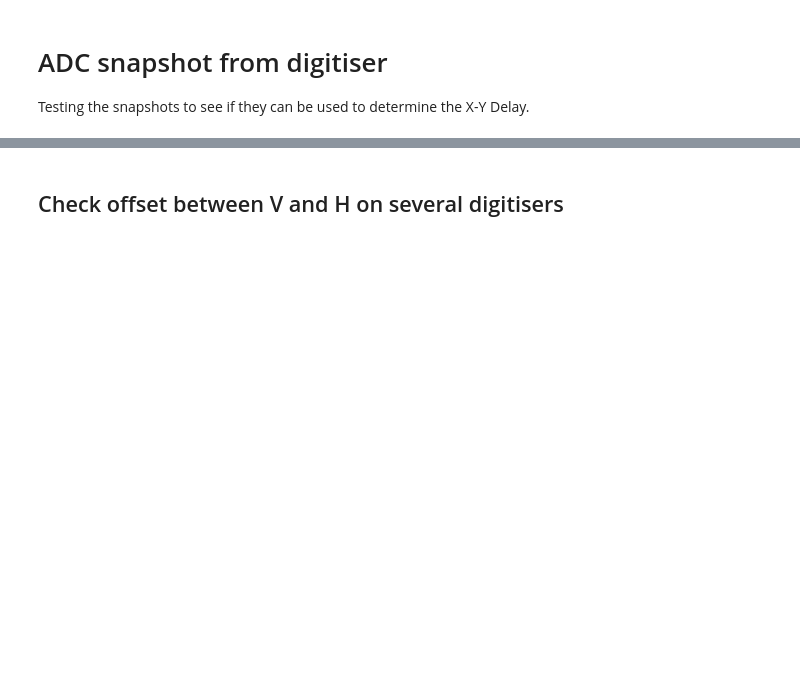
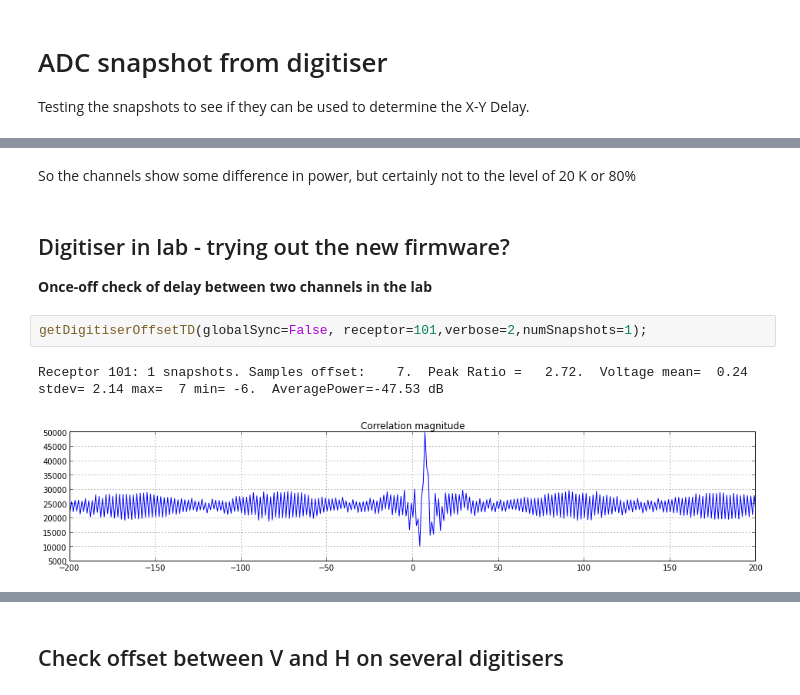
Before and after one commit to thomasska/ipython-notebooks, a Jupyter notebook: ADC-snap-shot sample offset tests.ipynb, the cells around one changed output, grey strips where cells are left out. Drawn from its saved outputs; the diff is of its cells as text; blank space fills up the shorter version.

```diff
--- a/ADC-snap-shot sample offset tests.ipynb
+++ b/ADC-snap-shot sample offset tests.ipynb
@@ -26,0 +31,12 @@ Samples max=56, min=-60, mean=0.136456, std=16.334467
+# %% [markdown]
+So the channels show some difference in power, but certainly not to the level of 20 K or 80%
+# %% [markdown]
+Digitiser in lab - trying out the new firmware?
+--------------
+
+**Once-off check of delay between two channels in the lab**
+# %%
+getDigitiserOffsetTD(globalSync=False, receptor=101,verbose=2,numSnapshots=1);
+# %% [output]
+Receptor 101: 1 snapshots. Samples offset:    7.  Peak Ratio =   2.72.  Voltage mean=  0.24 stdev= 2.14 max=  7 min= -6.  AveragePower=-47.53 dB
+[figure, added]
```
Also changed, not shown: parts of 18 cells of this notebook, 6 other files.
